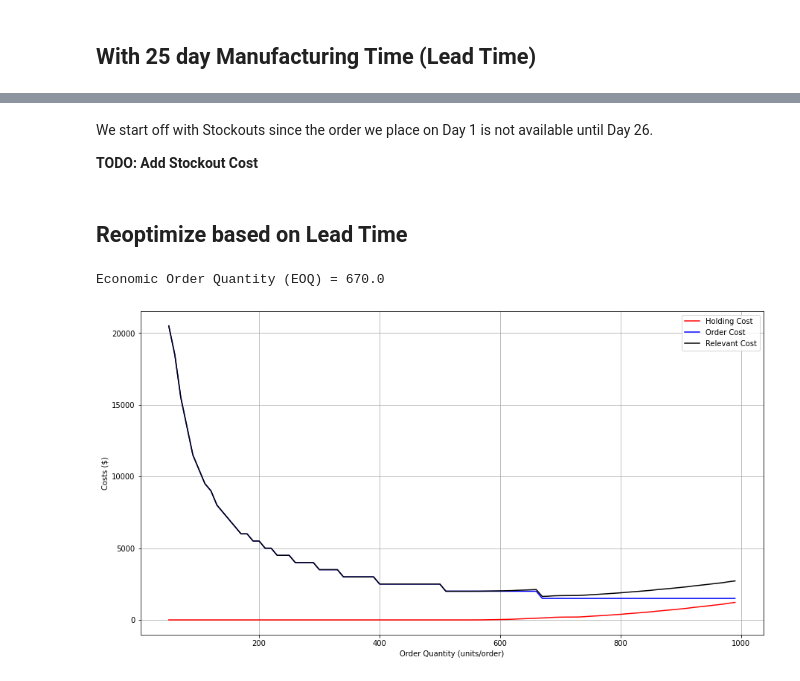
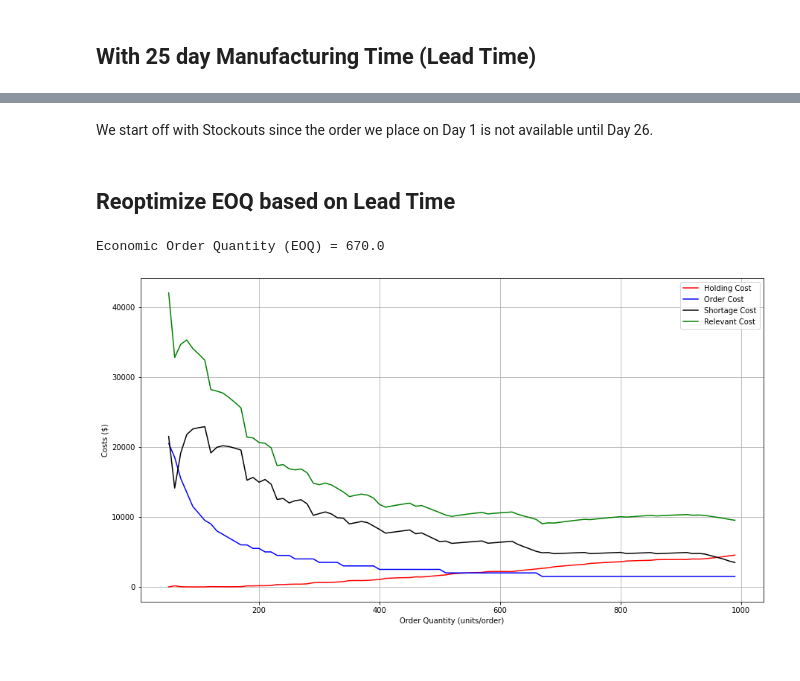
Before and after one commit to ngupta23/inventory-deterministic, a Jupyter notebook: Inventory Management - Deterministic (Class Version).ipynb, the cells around one changed output, grey strips where cells are left out. Drawn from its saved outputs; the diff is of its cells as text; code cells hidden in the pictures.

Commit message:
Added stock out cost component

```diff
--- a/Inventory Management - Deterministic (Class Version).ipynb
+++ b/Inventory Management - Deterministic (Class Version).ipynb
@@ -236,6 +270,7 @@ TOTAL_TIME = 365
 UNIT_COST = 50
 COST_OF_PLACING_ORDER = 500
 HOLDING_COST_PER_UNIT = 12.5
+COST_OF_SHORTAGE = 12
 # %% [markdown]
 ## Initial Rule (Assuming 0 Manufacturing Cycle Time / Lead Time)
 # %%
@@ -246,6 +281,7 @@ dds = DeterministicDemandSimulator(
   unit_cost = UNIT_COST,
   cost_of_placing_order = COST_OF_PLACING_ORDER,
   holding_cost_per_unit = HOLDING_COST_PER_UNIT,
+  cost_of_shortage=COST_OF_SHORTAGE,
   manufacturing_cycle_time = 0
 )
 dds.run()
@@ -291,7 +324,7 @@ dds.sim_results
 ## EOQ (Economic Order Quantity)
 # %%
 class FindEOQ():
-  def __init__(self, total_demand, total_time, cost_of_placing_order, unit_cost, holding_cost_per_unit, manufacturing_cycle_time):
+  def __init__(self, total_demand, total_time, cost_of_placing_order, unit_cost, holding_cost_per_unit, cost_of_shortage, manufacturing_cycle_time):
     """
     total_demand: Total Demand (units/year)
     total_time: Number of days of sales per year (days)
@@ -306,6 +339,7 @@ class FindEOQ():
     self.unit_cost = unit_cost
     self.cost_of_placing_order = cost_of_placing_order
     self.holding_cost_per_unit = holding_cost_per_unit
+    self.cost_of_shortage = cost_of_shortage
     self.manufacturing_cycle_time = manufacturing_cycle_time
 
     self.sweep_results = None
@@ -318,6 +352,7 @@ class FindEOQ():
 
     holding_costs = []
     order_costs = []
+    shortage_costs = []
     relevant_costs = []
 
     for Q in Qs:
@@ -329,6 +364,7 @@ class FindEOQ():
         unit_cost = self.unit_cost,
         cost_of_placing_order = self.cost_of_placing_order,
         holding_cost_per_unit = self.holding_cost_per_unit,
+        cost_of_shortage=self.cost_of_shortage,
         manufacturing_cycle_time = self.manufacturing_cycle_time
       )
       dds.run(verbose=False)
@@ -336,12 +372,14 @@ class FindEOQ():
       # Save results
       holding_costs.append(dds.sim_results["holding_cost"].sum())
       order_costs.append(dds.sim_results["order_cost"].sum())
+      shortage_costs.append(dds.sim_results["shortage_cost"].sum())
       relevant_costs.append(dds.sim_results["relevant_cost"].sum())
 
     self.sweep_results = pd.DataFrame({
       "Q": Qs,
       "Holding Cost": holding_costs,
       "Order Cost": order_costs,
+      "Shortage Cost": shortage_costs,
       "Relevant Cost": relevant_costs
     })
 
@@ -366,7 +404,8 @@ class FindEOQ():
 
     self.sweep_results.plot.line(x='Q', y='Holding Cost', ax=axes, grid = True, color ='r')
     self.sweep_results.plot.line(x='Q', y='Order Cost', ax=axes, grid = True, color ='b')
-    self.sweep_results.plot.line(x='Q', y='Relevant Cost', ax=axes, grid = True, color ='black')
+    self.sweep_results.plot.line(x='Q', y='Shortage Cost', ax=axes, grid = True, color ='black')
+    self.sweep_results.plot.line(x='Q', y='Relevant Cost', ax=axes, grid = True, color ='g')
 
     plt.xlabel('Order Quantity (units/order)')
     plt.ylabel('Costs ($)')
@@ -390,6 +429,7 @@ class FindEOQ():
       unit_cost = self.unit_cost,
       cost_of_placing_order = self.cost_of_placing_order,
       holding_cost_per_unit = self.holding_cost_per_unit,
+      cost_of_shortage=self.cost_of_shortage,
       manufacturing_cycle_time = self.manufacturing_cycle_time
     )
     dds.run()
@@ -506,22 +542,21 @@ dds.sim_results
 # %% [markdown]
 We start off with Stockouts since the order we place on Day 1 is not available until Day 26.
-
-**TODO: Add Stockout Cost**
 # %% [markdown]
-## Reoptimize based on Lead Time
+## Reoptimize EOQ based on Lead Time
 # %%
 eoq_finder = FindEOQ(
     total_demand = TOTAL_DEMAND,
     total_time = TOTAL_TIME,
     unit_cost = UNIT_COST,
     cost_of_placing_order = COST_OF_PLACING_ORDER,
     holding_cost_per_unit = HOLDING_COST_PER_UNIT,
-    manufacturing_cycle_time = 100
+    cost_of_shortage=COST_OF_SHORTAGE,
+    manufacturing_cycle_time = 25
 )
 eoq = eoq_finder.run()
 # %% [output]
 Economic Order Quantity (EOQ) = 670.0
-[figure, old version]
+[figure, new version]
 # %%
 dds = eoq_finder.simulate_at_eoq()
 # %% [output]
```
Also changed, not shown: parts of 10 cells of this notebook.
